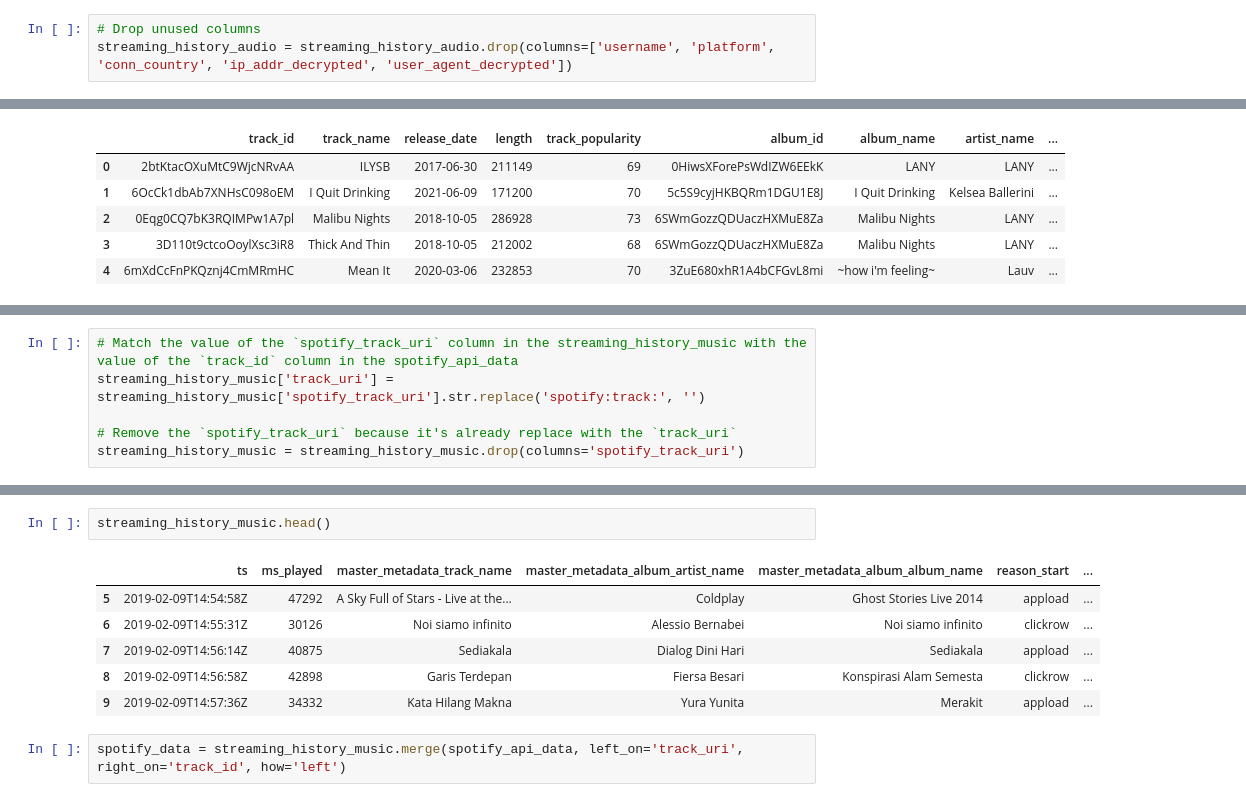
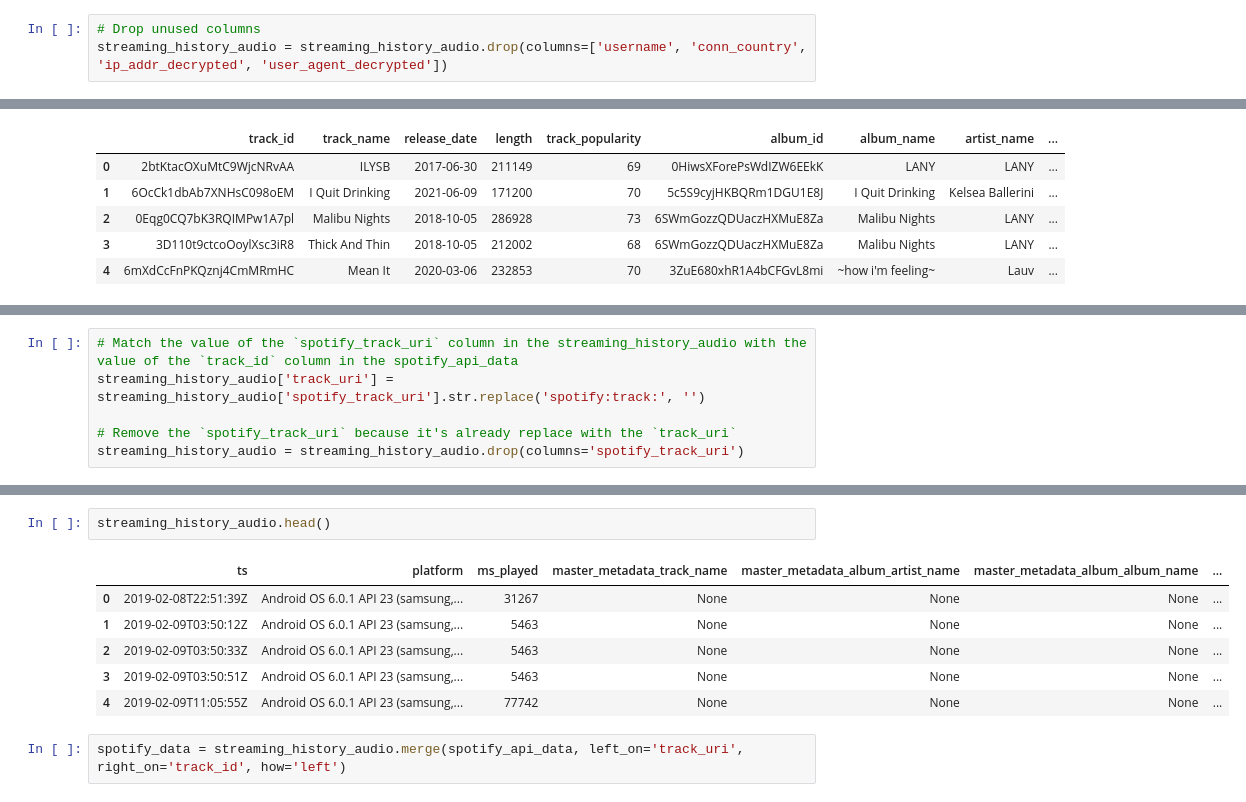
Before and after one commit to notesbyriza/music-preference-analysis, a Jupyter notebook: Notebook/data_preparation.ipynb, the cells around one changed output, grey strips where cells are left out. Drawn from its saved outputs; the diff is of its cells as text.

```diff
--- a/Notebook/data_preparation.ipynb
+++ b/Notebook/data_preparation.ipynb
@@ -50,7 +50,7 @@ dtypes: bool(3), int64(2), object(16)
 memory usage: 19.8+ MB
 # %%
 # Drop unused columns
-streaming_history_audio = streaming_history_audio.drop(columns=['username', 'platform', 'conn_country', 'ip_addr_decrypted', 'user_agent_decrypted'])
+streaming_history_audio = streaming_history_audio.drop(columns=['username', 'conn_country', 'ip_addr_decrypted', 'user_agent_decrypted'])
 # %%
 streaming_history_audio.head()
 # %% [output]
@@ -297,7 +294,7 @@ streaming_history_music.head()
 # %%
-# Match the value of the `spotify_track_uri` column in the streaming_history_music with the value of the `track_id` column in the spotify_api_data
-streaming_history_music['track_uri'] = streaming_history_music['spotify_track_uri'].str.replace('spotify:track:', '')
+# Match the value of the `spotify_track_uri` column in the streaming_history_audio with the value of the `track_id` column in the spotify_api_data
+streaming_history_audio['track_uri'] = streaming_history_audio['spotify_track_uri'].str.replace('spotify:track:', '')
 
 # Remove the `spotify_track_uri` because it's already replace with the `track_uri`
-streaming_history_music = streaming_history_music.drop(columns='spotify_track_uri')
+streaming_history_audio = streaming_history_audio.drop(columns='spotify_track_uri')
 # %%
@@ -326,14 +320,14 @@ memory usage: 10.0+ MB
 # %%
-streaming_history_music.head()
+streaming_history_audio.head()
 # %% [output]
-|  | ts | ms_played | master_metadata_track_name | master_metadata_album_artist_name | master_metadata_album_album_name | reason_start | ... |
-| 5 | 2019-02-09T14:54:58Z | 47292 | A Sky Full of Stars - Live at the... | Coldplay | Ghost Stories Live 2014 | appload | ... |
-| 6 | 2019-02-09T14:55:31Z | 30126 | Noi siamo infinito | Alessio Bernabei | Noi siamo infinito | clickrow | ... |
-| 7 | 2019-02-09T14:56:14Z | 40875 | Sediakala | Dialog Dini Hari | Sediakala | appload | ... |
-| 8 | 2019-02-09T14:56:58Z | 42898 | Garis Terdepan | Fiersa Besari | Konspirasi Alam Semesta | clickrow | ... |
-| 9 | 2019-02-09T14:57:36Z | 34332 | Kata Hilang Makna | Yura Yunita | Merakit | appload | ... |
+|  | ts | platform | ms_played | master_metadata_track_name | master_metadata_album_artist_name | master_metadata_album_album_name | ... |
+| 0 | 2019-02-08T22:51:39Z | Android OS 6.0.1 API 23 (samsung,... | 31267 | None | None | None | ... |
+| 1 | 2019-02-09T03:50:12Z | Android OS 6.0.1 API 23 (samsung,... | 5463 | None | None | None | ... |
+| 2 | 2019-02-09T03:50:33Z | Android OS 6.0.1 API 23 (samsung,... | 5463 | None | None | None | ... |
+| 3 | 2019-02-09T03:50:51Z | Android OS 6.0.1 API 23 (samsung,... | 5463 | None | None | None | ... |
+| 4 | 2019-02-09T11:05:55Z | Android OS 6.0.1 API 23 (samsung,... | 77742 | None | None | None | ... |
 # %%
-spotify_data = streaming_history_music.merge(spotify_api_data, left_on='track_uri', right_on='track_id', how='left')
+spotify_data = streaming_history_audio.merge(spotify_api_data, left_on='track_uri', right_on='track_id', how='left')
 # %%
 spotify_data.info()
 # %% [output]
```
Also changed, not shown: parts of 12 cells of this notebook.
